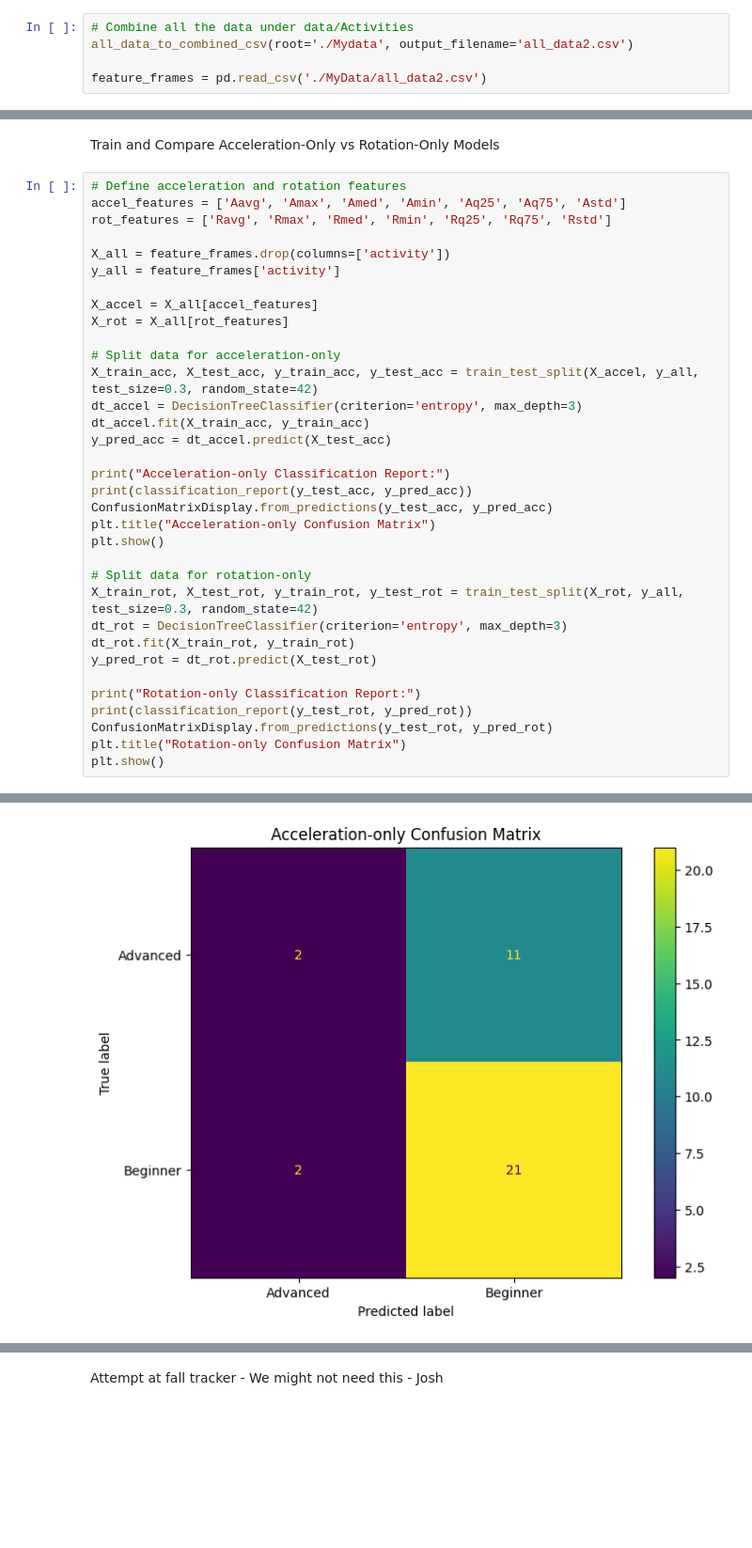
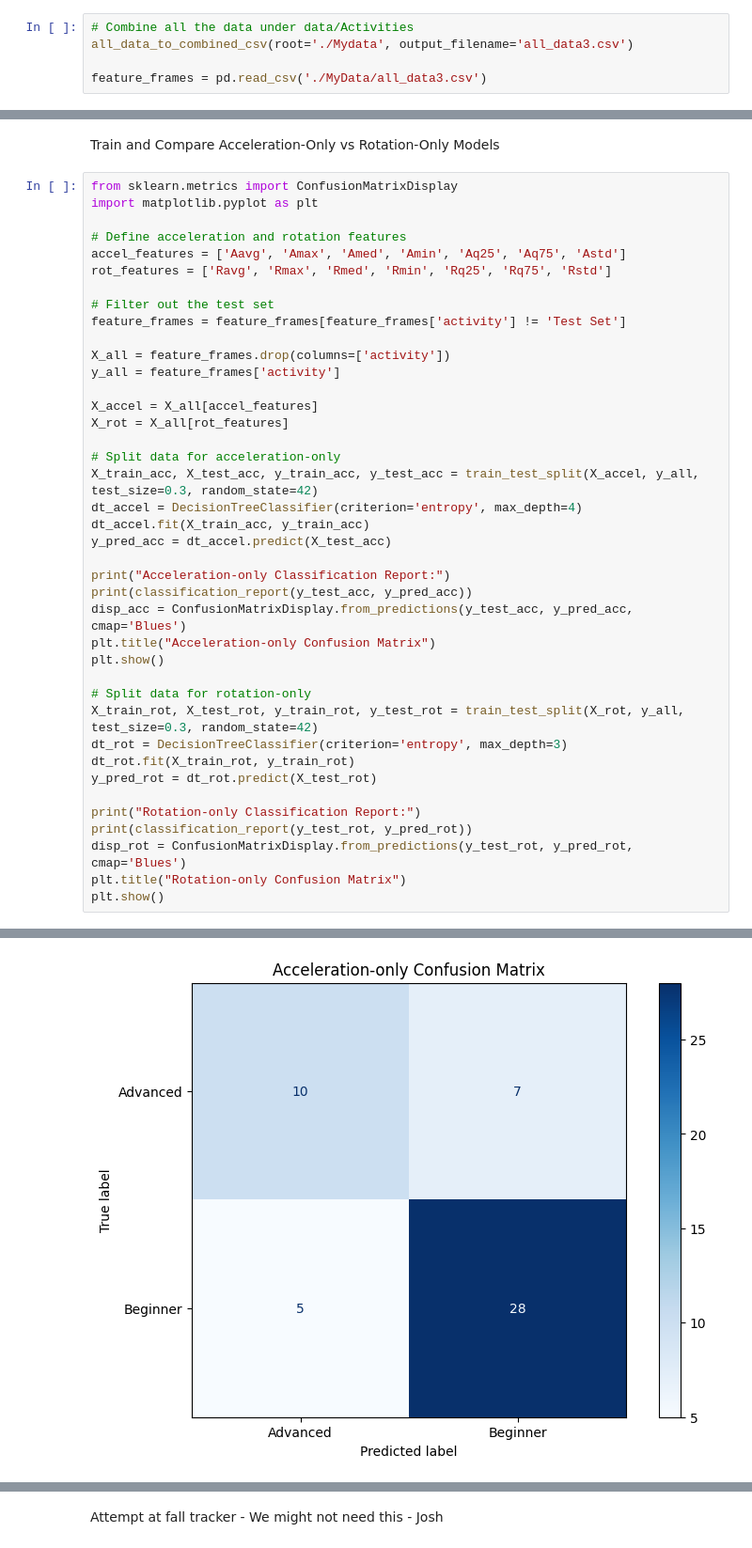
Before and after one commit to Nickmm11/rockclimbing-classification, a Jupyter notebook: Project.ipynb, the cells around one changed output, grey strips where cells are left out. Shown: that part at 94% size. Drawn from its saved outputs; the diff is of its cells as text; blank space fills up the shorter version.

```diff
--- a/Project.ipynb
+++ b/Project.ipynb
@@ -374,7 +383,7 @@ def all_data_to_combined_csv(root, output_filename='all_data2.csv'):
     print(f"All data written to {output_filename}, total shape: {all_data.shape}")
 # %%
 # Combine all the data under data/Activities
-all_data_to_combined_csv(root='./Mydata', output_filename='all_data2.csv')
+all_data_to_combined_csv(root='./Mydata', output_filename='all_data3.csv')
 
-feature_frames = pd.read_csv('./MyData/all_data2.csv')
+feature_frames = pd.read_csv('./MyData/all_data3.csv')
 # %% [output]
@@ -401,9 +410,15 @@ Descision Tree based classifier and confusion matrix
 # %% [markdown]
 Train and Compare Acceleration-Only vs Rotation-Only Models
 # %%
+from sklearn.metrics import ConfusionMatrixDisplay
+import matplotlib.pyplot as plt
+
 # Define acceleration and rotation features
 accel_features = ['Aavg', 'Amax', 'Amed', 'Amin', 'Aq25', 'Aq75', 'Astd']
 rot_features = ['Ravg', 'Rmax', 'Rmed', 'Rmin', 'Rq25', 'Rq75', 'Rstd']
+
+# Filter out the test set
+feature_frames = feature_frames[feature_frames['activity'] != 'Test Set']
 
 X_all = feature_frames.drop(columns=['activity'])
 y_all = feature_frames['activity']
@@ -413,13 +428,13 @@ X_rot = X_all[rot_features]
 
 # Split data for acceleration-only
 X_train_acc, X_test_acc, y_train_acc, y_test_acc = train_test_split(X_accel, y_all, test_size=0.3, random_state=42)
-dt_accel = DecisionTreeClassifier(criterion='entropy', max_depth=3)
+dt_accel = DecisionTreeClassifier(criterion='entropy', max_depth=4)
 dt_accel.fit(X_train_acc, y_train_acc)
 y_pred_acc = dt_accel.predict(X_test_acc)
 
 print("Acceleration-only Classification Report:")
 print(classification_report(y_test_acc, y_pred_acc))
-ConfusionMatrixDisplay.from_predictions(y_test_acc, y_pred_acc)
+disp_acc = ConfusionMatrixDisplay.from_predictions(y_test_acc, y_pred_acc, cmap='Blues')
 plt.title("Acceleration-only Confusion Matrix")
 plt.show()
 
@@ -431,7 +446,7 @@ y_pred_rot = dt_rot.predict(X_test_rot)
 
 print("Rotation-only Classification Report:")
 print(classification_report(y_test_rot, y_pred_rot))
-ConfusionMatrixDisplay.from_predictions(y_test_rot, y_pred_rot)
+disp_rot = ConfusionMatrixDisplay.from_predictions(y_test_rot, y_pred_rot, cmap='Blues')
 plt.title("Rotation-only Confusion Matrix")
 plt.show()
 # %% [output]
@@ -447,4 +462,4 @@ weighted avg       0.60      0.64      0.57        36
-[figure, old version]
+[figure, new version]
 Rotation-only Classification Report:
               precision    recall  f1-score   support
 
```
Also changed, not shown: parts of 13 cells of this notebook, 1 other file.
